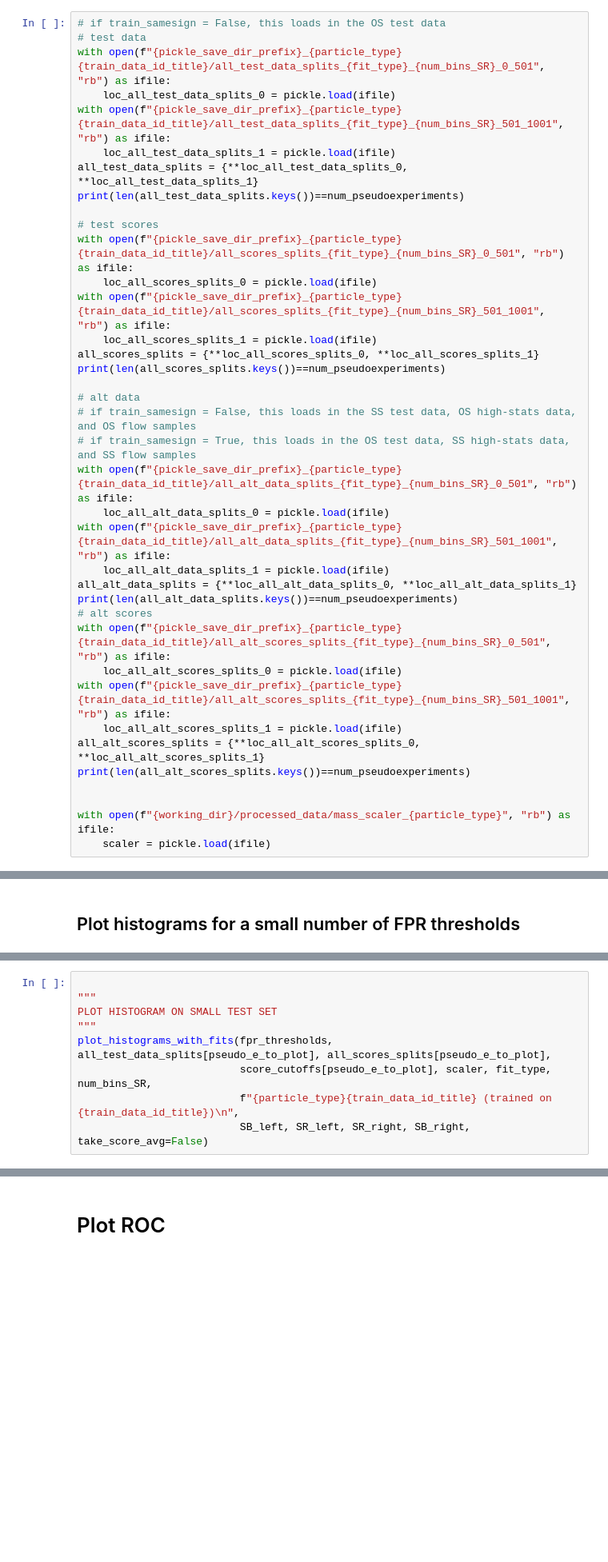
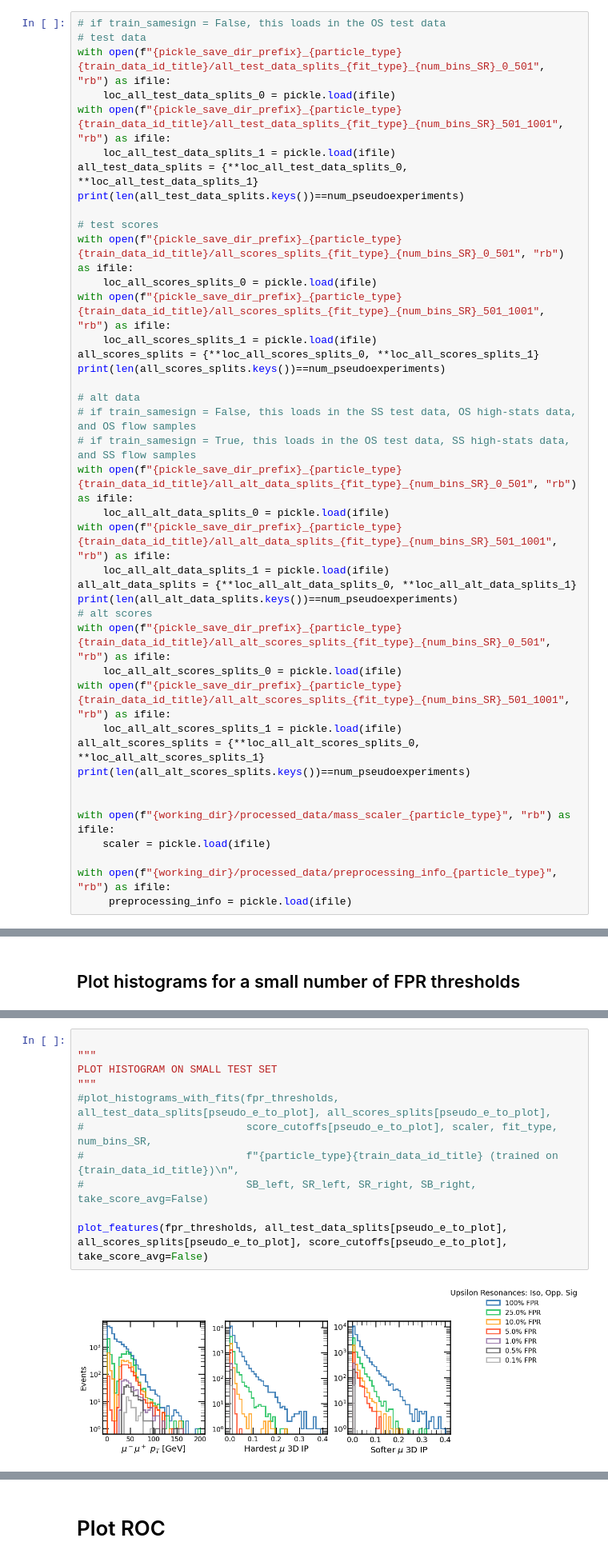
Before and after one commit to hep-lbdl/dimuonAD, a Jupyter notebook: 08a_plot_results_single_window_radha.ipynb, the cells around one changed output, grey strips where cells are left out. Shown: that part at 80% size. Cells and saved outputs as stored; diff of their text form; blank space fills up the shorter version.

```diff
--- a/08a_plot_results_single_window_radha.ipynb
+++ b/08a_plot_results_single_window_radha.ipynb
@@ -128,3 +132,6 @@ print(len(all_alt_scores_splits.keys())==num_pseudoexperiments)
 
 with open(f"{working_dir}/processed_data/mass_scaler_{particle_type}", "rb") as ifile:
     scaler = pickle.load(ifile)
+
+with open(f"{working_dir}/processed_data/preprocessing_info_{particle_type}", "rb") as ifile:
+     preprocessing_info = pickle.load(ifile)
@@ -239,12 +316,16 @@ print(score_cutoffs[0][0])
 # %%
 
 """
 PLOT HISTOGRAM ON SMALL TEST SET
 """
-plot_histograms_with_fits(fpr_thresholds, all_test_data_splits[pseudo_e_to_plot], all_scores_splits[pseudo_e_to_plot],
-                          score_cutoffs[pseudo_e_to_plot], scaler, fit_type, num_bins_SR,
-                          f"{particle_type}{train_data_id_title} (trained on {train_data_id_title})\n",
-                          SB_left, SR_left, SR_right, SB_right, take_score_avg=False)
+#plot_histograms_with_fits(fpr_thresholds, all_test_data_splits[pseudo_e_to_plot], all_scores_splits[pseudo_e_to_plot],
+#                          score_cutoffs[pseudo_e_to_plot], scaler, fit_type, num_bins_SR,
+#                          f"{particle_type}{train_data_id_title} (trained on {train_data_id_title})\n",
+#                          SB_left, SR_left, SR_right, SB_right, take_score_avg=False)
+
+plot_features(fpr_thresholds, all_test_data_splits[pseudo_e_to_plot], all_scores_splits[pseudo_e_to_plot], score_cutoffs[pseudo_e_to_plot], take_score_avg=False)
+# %% [output]
+[figure, added]
 # %%
 
 
```
Also changed, not shown: parts of 8 cells of this notebook, 2 other files.
